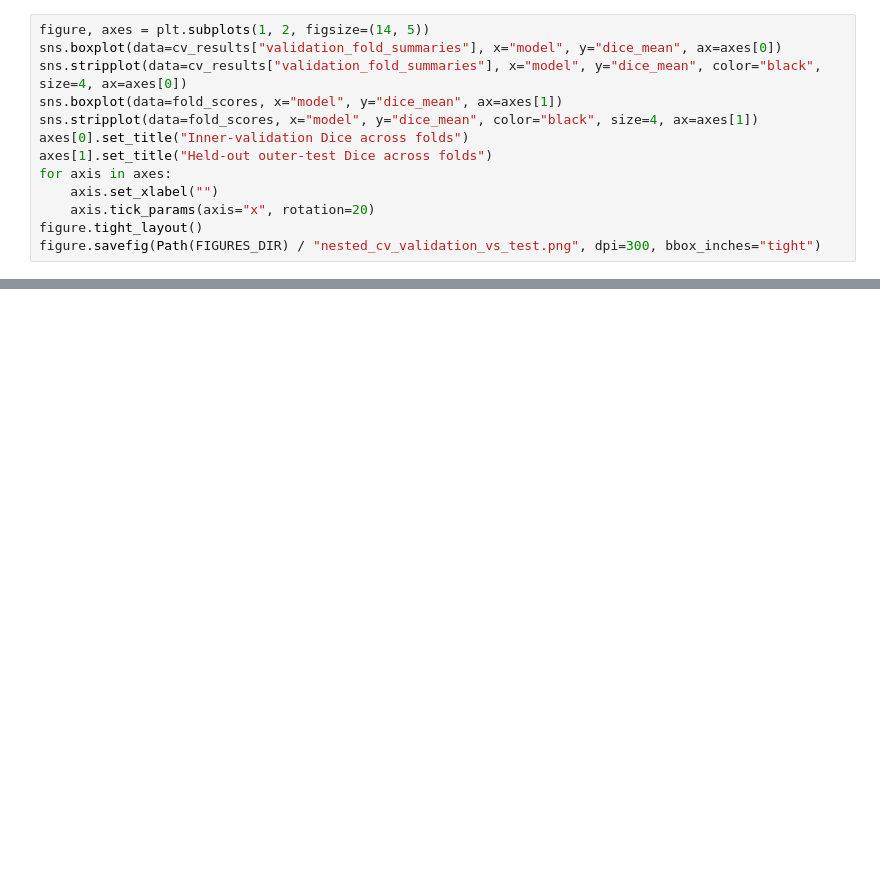
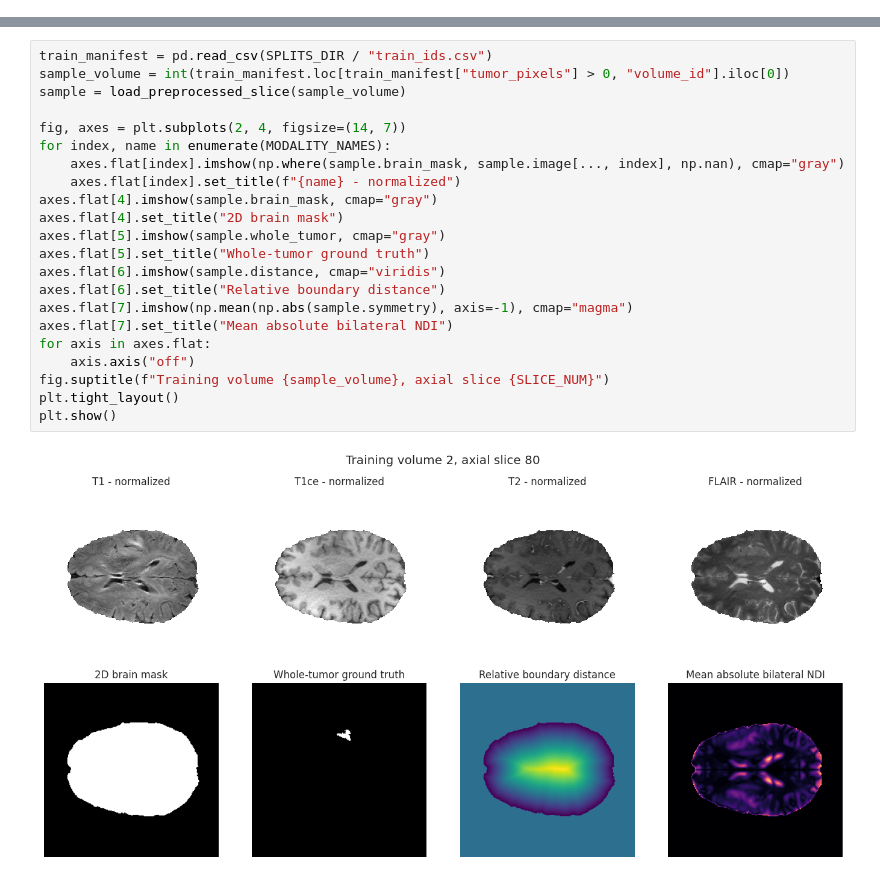
Before and after one commit to yuvalira/Brain_Tumor_Segmentation_test, a Jupyter notebook: main.ipynb, the cells around one changed output, grey strips where cells are left out. Saved outputs shown, nothing was run; the diff lists cells and outputs as text; blank space fills up the shorter version.

```diff
--- a/main.ipynb
+++ b/main.ipynb
@@ -79,13 +0,0 @@ display(fold_scores.pivot(index="fold", columns="model", values="dice_mean").rou
-# %%
-figure, axes = plt.subplots(1, 2, figsize=(14, 5))
-sns.boxplot(data=cv_results["validation_fold_summaries"], x="model", y="dice_mean", ax=axes[0])
-sns.stripplot(data=cv_results["validation_fold_summaries"], x="model", y="dice_mean", color="black", size=4, ax=axes[0])
-sns.boxplot(data=fold_scores, x="model", y="dice_mean", ax=axes[1])
-sns.stripplot(data=fold_scores, x="model", y="dice_mean", color="black", size=4, ax=axes[1])
-axes[0].set_title("Inner-validation Dice across folds")
-axes[1].set_title("Held-out outer-test Dice across folds")
-for axis in axes:
-    axis.set_xlabel("")
-    axis.tick_params(axis="x", rotation=20)
-figure.tight_layout()
-figure.savefig(Path(FIGURES_DIR) / "nested_cv_validation_vs_test.png", dpi=300, bbox_inches="tight")
@@ -141,0 +108,24 @@ After the run, summarize the outer-test mean ± standard deviation, the remainin
+# %%
+train_manifest = pd.read_csv(SPLITS_DIR / "train_ids.csv")
+sample_volume = int(train_manifest.loc[train_manifest["tumor_pixels"] > 0, "volume_id"].iloc[0])
+sample = load_preprocessed_slice(sample_volume)
+
+fig, axes = plt.subplots(2, 4, figsize=(14, 7))
+for index, name in enumerate(MODALITY_NAMES):
+    axes.flat[index].imshow(np.where(sample.brain_mask, sample.image[..., index], np.nan), cmap="gray")
+    axes.flat[index].set_title(f"{name} - normalized")
+axes.flat[4].imshow(sample.brain_mask, cmap="gray")
+axes.flat[4].set_title("2D brain mask")
+axes.flat[5].imshow(sample.whole_tumor, cmap="gray")
+axes.flat[5].set_title("Whole-tumor ground truth")
+axes.flat[6].imshow(sample.distance, cmap="viridis")
+axes.flat[6].set_title("Relative boundary distance")
+axes.flat[7].imshow(np.mean(np.abs(sample.symmetry), axis=-1), cmap="magma")
+axes.flat[7].set_title("Mean absolute bilateral NDI")
+for axis in axes.flat:
+    axis.axis("off")
+fig.suptitle(f"Training volume {sample_volume}, axial slice {SLICE_NUM}")
+plt.tight_layout()
+plt.show()
+# %% [output]
+[figure, added]
```
Also changed, not shown: parts of 61 cells of this notebook, 1 other file.
